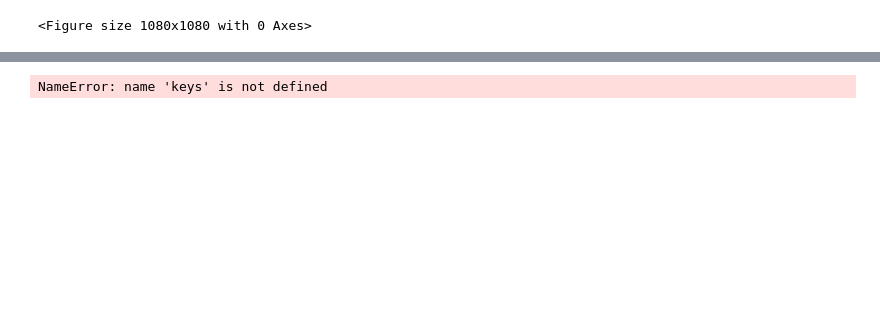
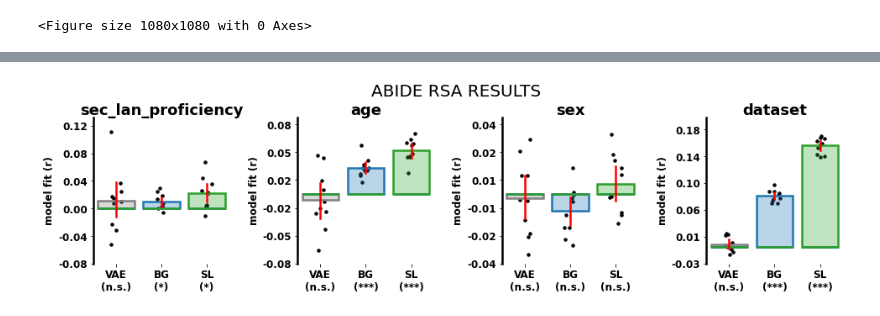
Before and after one commit to Weiiirrr/project_bilingualism_CVAE, a Jupyter notebook: script/CVAE_notebook/03-Analysis-RSA.ipynb, the cells around one changed output, grey strips where cells are left out. Cells and saved outputs as stored; diff of their text form; code cells hidden in the pictures; blank space fills up the shorter version.

```diff
--- a/script/CVAE_notebook/03-Analysis-RSA.ipynb
+++ b/script/CVAE_notebook/03-Analysis-RSA.ipynb
@@ -182,27 +186,30 @@ NameError: name 'keys' is not defined
 # %%
-ncols = 3
+keys = default_keys
+titles = ['sec_lan_proficiency','age','sex','dataset']
+
+ncols = 4
 nrows = int(np.ceil(len(keys)/3))
 
 plt.figure(figsize=np.array((ncols,nrows))*4)
 
 for i,key in enumerate(keys):
     ax = plt.subplot(nrows,ncols,i+1)
     plot_nice_bar(key,rsa_results,
                   ax=ax,figsize=None,
                   dpi=300,fontsize=12,
                   fontsize_star=12,
                   fontweight='bold',
                   line_width=2.5,
                   marker_size=12,title=titles[i])
 
 plt.subplots_adjust(
     left=None,
     bottom=None,
     right=None,
     top=None,
     wspace=.5,
     hspace=.5)
 
 plt.suptitle('ABIDE RSA RESULTS',fontsize=20,y=.95);
 # %% [output]
-NameError: name 'keys' is not defined
+[figure, added]
```
Also changed, not shown: parts of 2 cells of this notebook, 6 other files.
